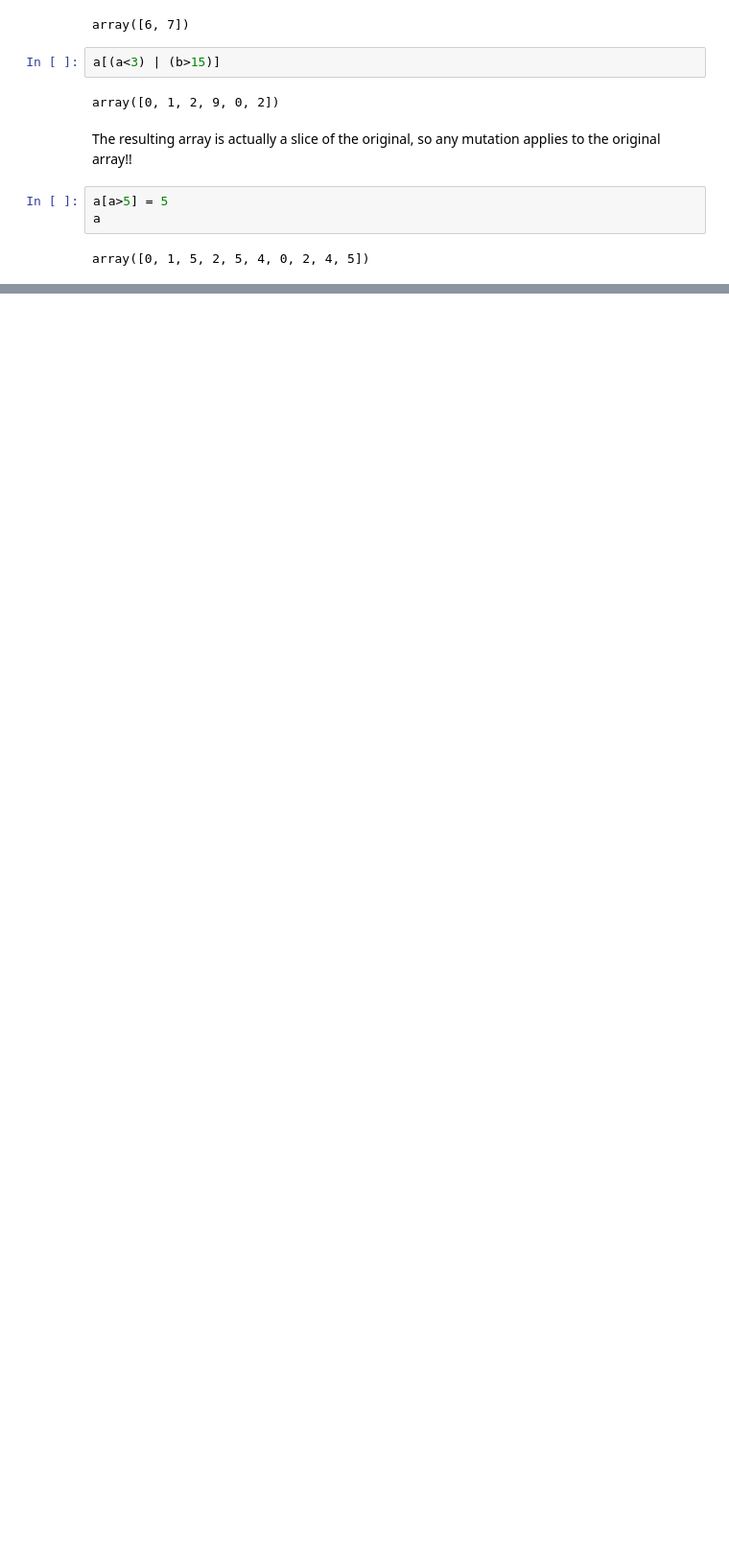
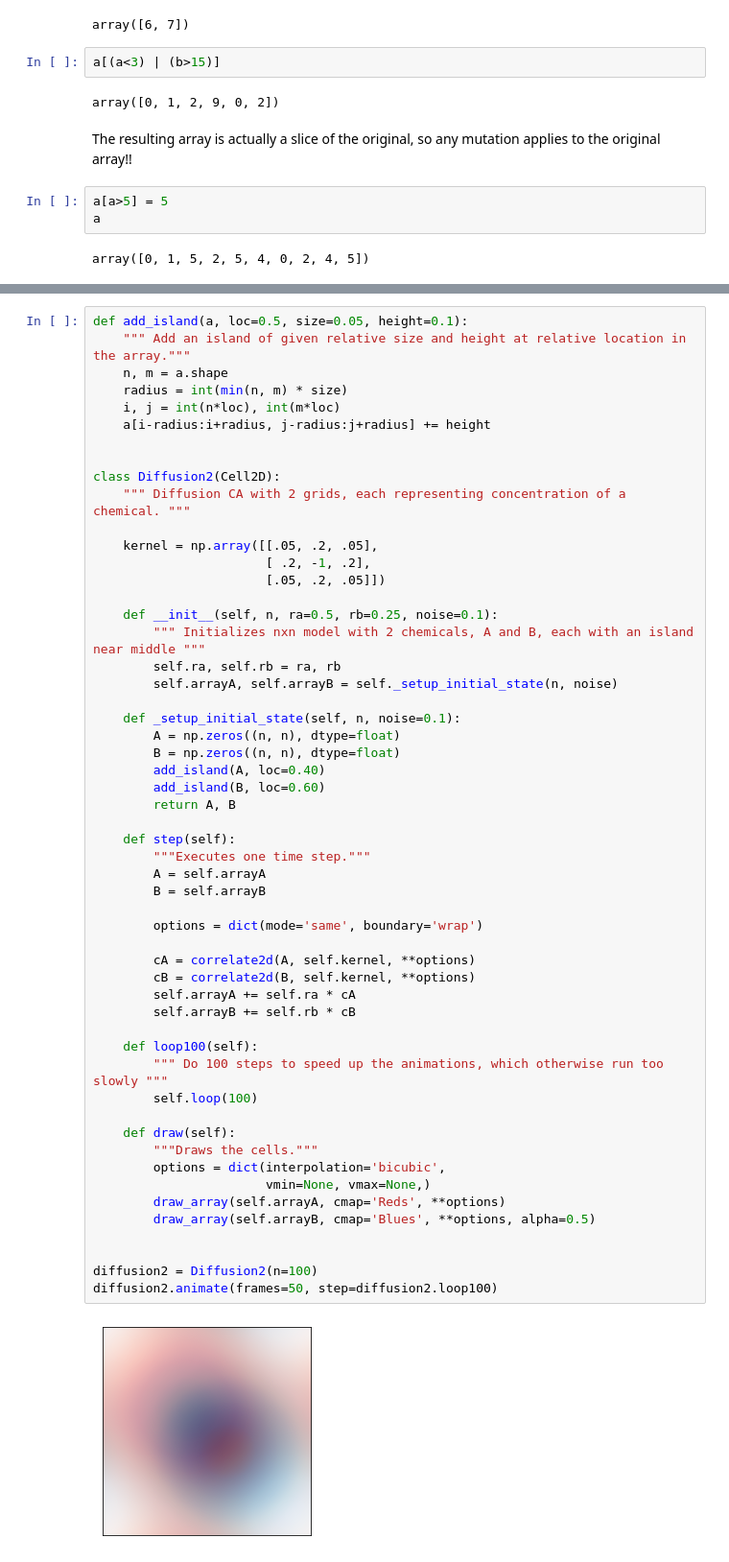
Before and after one commit to powderflask/cap-comp215, a Jupyter notebook: examples/week7.ipynb, the cells around one changed output, grey strips where cells are left out. Shown at 96% size. Saved outputs shown, nothing was run; the diff lists cells and outputs as text; blank space fills up the shorter version.

Commit message:
Add reaction-diffusion

```diff
--- a/examples/week7.ipynb
+++ b/examples/week7.ipynb
@@ -140,0 +156,56 @@ array([0, 1, 5, 2, 5, 4, 0, 2, 4, 5])
+# %%
+def add_island(a, loc=0.5, size=0.05, height=0.1):
+    """ Add an island of given relative size and height at relative location in the array."""
+    n, m = a.shape
+    radius = int(min(n, m) * size)
+    i, j = int(n*loc), int(m*loc)
+    a[i-radius:i+radius, j-radius:j+radius] += height
+
+
+class Diffusion2(Cell2D):
+    """ Diffusion CA with 2 grids, each representing concentration of a chemical. """
+
+    kernel = np.array([[.05, .2, .05],
+                       [ .2, -1, .2],
+                       [.05, .2, .05]])
+
+    def __init__(self, n, ra=0.5, rb=0.25, noise=0.1):
+        """ Initializes nxn model with 2 chemicals, A and B, each with an island near middle """
+        self.ra, self.rb = ra, rb
+        self.arrayA, self.arrayB = self._setup_initial_state(n, noise)
+
+    def _setup_initial_state(self, n, noise=0.1):
+        A = np.zeros((n, n), dtype=float)
+        B = np.zeros((n, n), dtype=float)
+        add_island(A, loc=0.40)
+        add_island(B, loc=0.60)
+        return A, B
+
+    def step(self):
+        """Executes one time step."""
+        A = self.arrayA
+        B = self.arrayB
+
+        options = dict(mode='same', boundary='wrap')
+
+        cA = correlate2d(A, self.kernel, **options)
+        cB = correlate2d(B, self.kernel, **options)
+        self.arrayA += self.ra * cA
+        self.arrayB += self.rb * cB
+
+    def loop100(self):
+        """ Do 100 steps to speed up the animations, which otherwise run too slowly """
+        self.loop(100)
+
+    def draw(self):
+        """Draws the cells."""
+        options = dict(interpolation='bicubic',
+                       vmin=None, vmax=None,)
+        draw_array(self.arrayA, cmap='Reds', **options)
+        draw_array(self.arrayB, cmap='Blues', **options, alpha=0.5)
+
+
+diffusion2 = Diffusion2(n=100)
+diffusion2.animate(frames=50, step=diffusion2.loop100)
+# %% [output]
+[figure, added]
```
Also changed, not shown: parts of 9 cells of this notebook.
